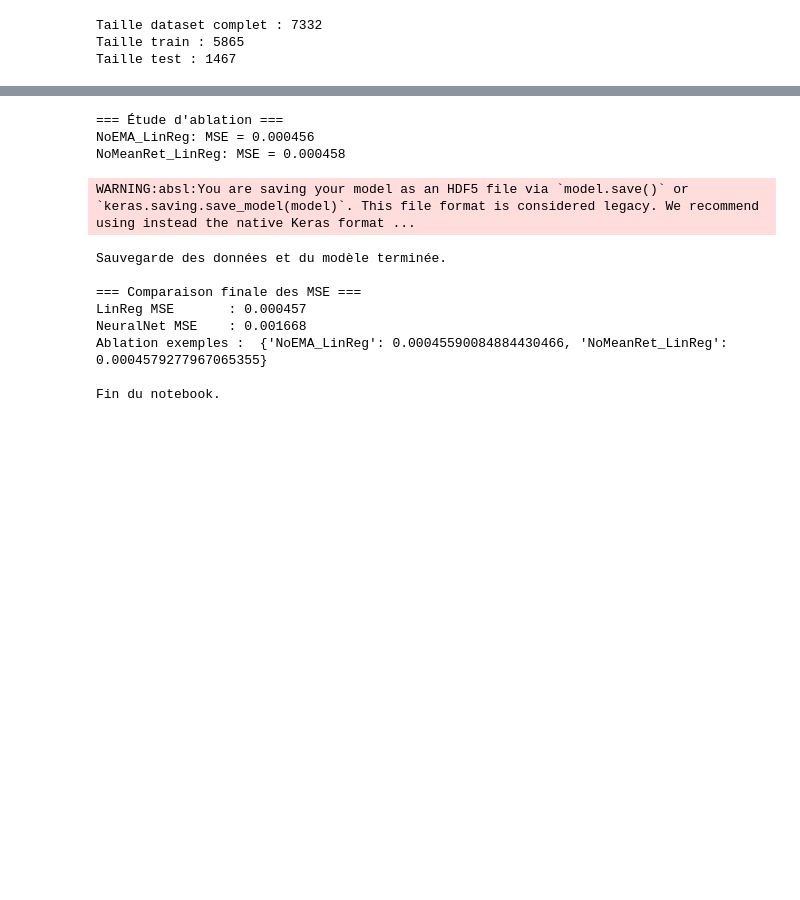
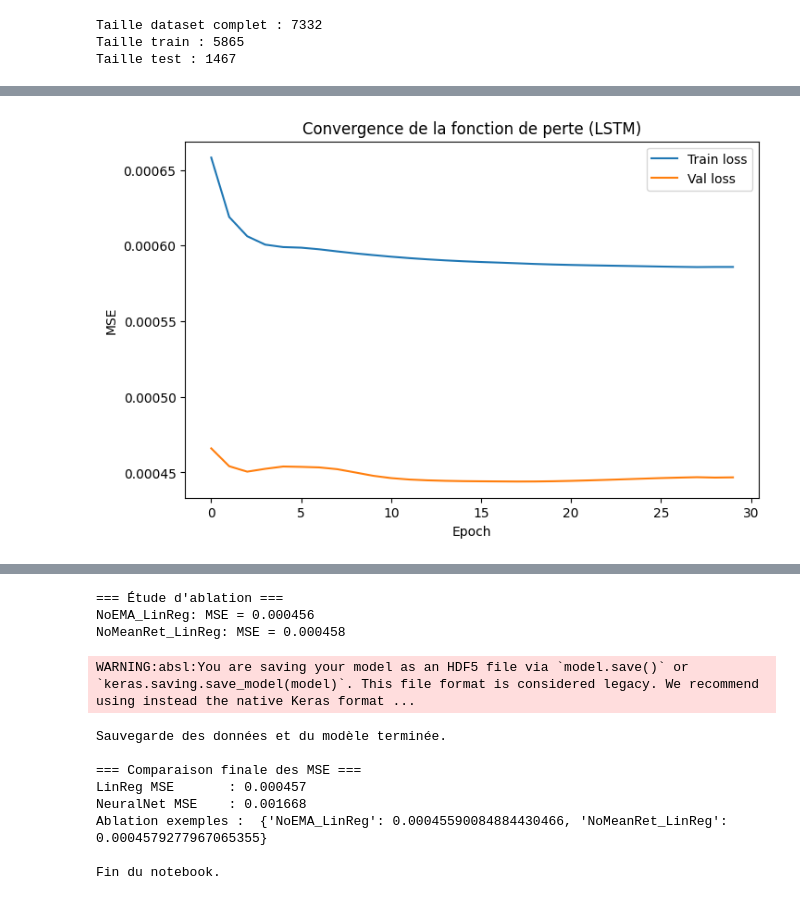
Before and after one commit to ugom2002/projet_DL, a Jupyter notebook: Projet_DL.ipynb, the cells around one changed output, grey strips where cells are left out. Saved outputs shown, nothing was run; the diff lists cells and outputs as text; code cells hidden in the pictures; blank space fills up the shorter version.

```diff
--- a/Projet_DL.ipynb
+++ b/Projet_DL.ipynb
@@ -268,0 +309,25 @@ Réseau de Neurones - MSE test : 0.001668
+# %%
+from tensorflow.keras.layers import LSTM
+
+# Construction du modèle LSTM
+model_lstm = Sequential([
+    LSTM(64, return_sequences=True, input_shape=(X_train.shape[1], 1)),
+    LSTM(32),
+    Dense(1, activation='linear')
+])
+
+# Compilation du modèle
+model_lstm.compile(optimizer='adam', loss='mse')
+
+# Entraînement
+history_lstm = model_lstm.fit(
+    X_train, y_train,
+    validation_data=(X_test, y_test),
+    epochs=30,  # Nombre d'époques
+    batch_size=32,  # Taille du batch
+    verbose=1
+)
+
+# Évaluation des performances
+mse_lstm = model_lstm.evaluate(X_test, y_test, verbose=0)
+print(f"\nRéseau de Neurones - MSE test : {mse_nn:.6f}")
@@ -268,0 +352,11 @@ Réseau de Neurones - MSE test : 0.001668
+# %%
+plt.figure(figsize=(8, 5))
+plt.plot(history_lstm.history['loss'], label='Train loss')
+plt.plot(history_lstm.history['val_loss'], label='Val loss')
+plt.title("Convergence de la fonction de perte (LSTM)")
+plt.xlabel("Epoch")
+plt.ylabel("MSE")
+plt.legend()
+plt.show()
+# %% [output]
+[figure, added]
```
Also changed, not shown: parts of 13 cells of this notebook.
